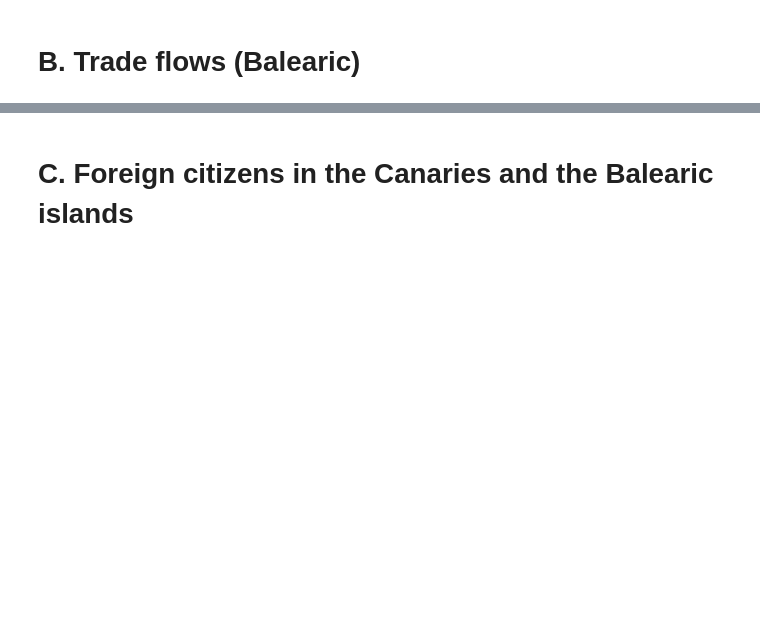
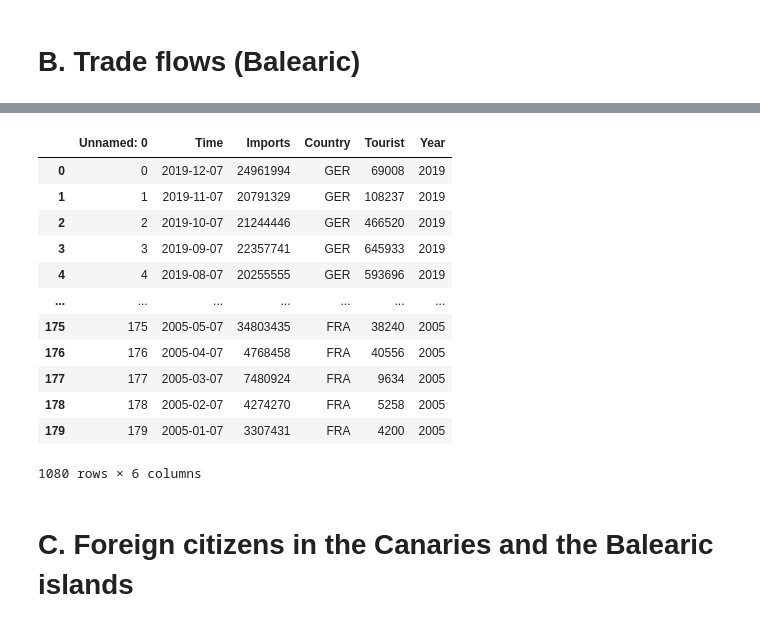
Before and after one commit to DiSanchz/ETL-Project, a Jupyter notebook: Cleaning.ipynb, the cells around one changed output, grey strips where cells are left out. Cells and saved outputs as stored; diff of their text form; code cells hidden in the pictures; blank space fills up the shorter version.

```diff
--- a/Cleaning.ipynb
+++ b/Cleaning.ipynb
@@ -393,0 +456,4 @@ display(df_X)
+# %%
+countries_nosui = ['Reino Unido', 'Paises Bajos', 'Belgica', 'Italia', 'Francia', 'Alemania']
+countries_noger_nosui = ['Reino Unido', 'Paises Bajos', 'Belgica', 'Italia', 'Francia']
+country_sample = ['Belgica','Francia' 'Italia', 'Paises Bajos', 'Reino Unido', 'Alemania', 'Suiza' ,'Rusia']
@@ -394,2 +566,45 @@ display(df_X)
+# %%
+#MACROLOOP FUNCIONAL (COMENTAR EN INGLÉS...)
+
+for c in countries_nosui:
+    #df_L = pd.read_excel('data/TuristasBI_Short_C.xls', )
+    df_L = pd.read_excel('data/support_tourist_2.xlsx', sheet_name= f'{c}')
+    df_L = df_L[df_L.Time > datetime.datetime(2005,1,1)]
+    df_L = df_L[df_L.Time < datetime.datetime(2020,1,1)]
+    df_L = df_L.reset_index()
+    df_L.rename(columns={"Unnamed: 0":"Delete"}, inplace=True)
+    df_L.drop(labels='Delete', inplace=True, axis=1)
+    df_L.rename(columns={"index":"Delete"}, inplace=True)
+    df_L.drop(labels='Delete', inplace=True, axis=1)
+    df_L['Tourist'] = df_K[f'{c}']
+    df_L['Imports'] = df_L['Imports'].apply(punct_num)
+
+
+    with ExcelWriter(f'data/support_tourist_folder_2/{c}.xlsx') as writer:
+        df_L.to_excel(writer, sheet_name= f'{c}')
+# %%
+df_M = pd.read_excel('data/support_tourist_folder_2/Alemania.xlsx')
+for c in countries_noger_nosui:
+    df_N = pd.read_excel(f'data/support_tourist_folder_2/{c}.xlsx')
+    df_M = pd.concat([df_M, df_N])
+
+df_M['Year'] = df_M['Time'].dt.year
+
+
+display(df_M)
+# %% [output]
+|  | Unnamed: 0 | Time | Imports | Country | Tourist | Year |
+| 0 | 0 | 2019-12-07 | 24961994 | GER | 69008 | 2019 |
+| 1 | 1 | 2019-11-07 | 20791329 | GER | 108237 | 2019 |
+| 2 | 2 | 2019-10-07 | 21244446 | GER | 466520 | 2019 |
+| 3 | 3 | 2019-09-07 | 22357741 | GER | 645933 | 2019 |
+| 4 | 4 | 2019-08-07 | 20255555 | GER | 593696 | 2019 |
+| ... | ... | ... | ... | ... | ... | ... |
+| 175 | 175 | 2005-05-07 | 34803435 | FRA | 38240 | 2005 |
+| 176 | 176 | 2005-04-07 | 4768458 | FRA | 40556 | 2005 |
+| 177 | 177 | 2005-03-07 | 7480924 | FRA | 9634 | 2005 |
+| 178 | 178 | 2005-02-07 | 4274270 | FRA | 5258 | 2005 |
+| 179 | 179 | 2005-01-07 | 3307431 | FRA | 4200 | 2005 |
+1080 rows × 6 columns
 # %% [markdown]
 # C. Foreign citizens in the Canaries and the Balearic islands
```
Also changed, not shown: parts of 19 cells of this notebook, 22 other files.
